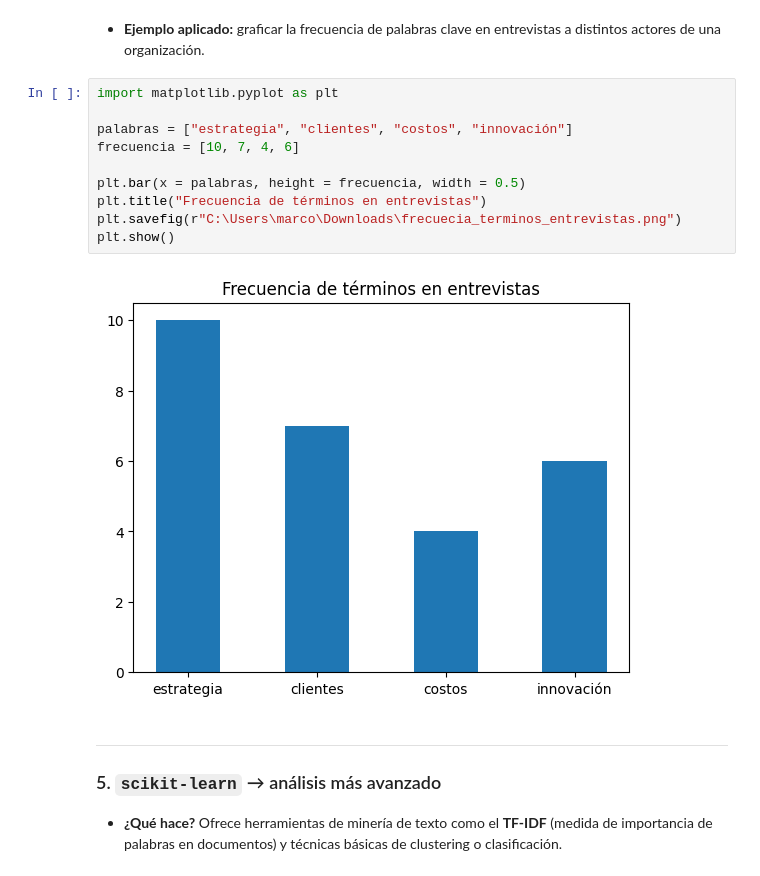
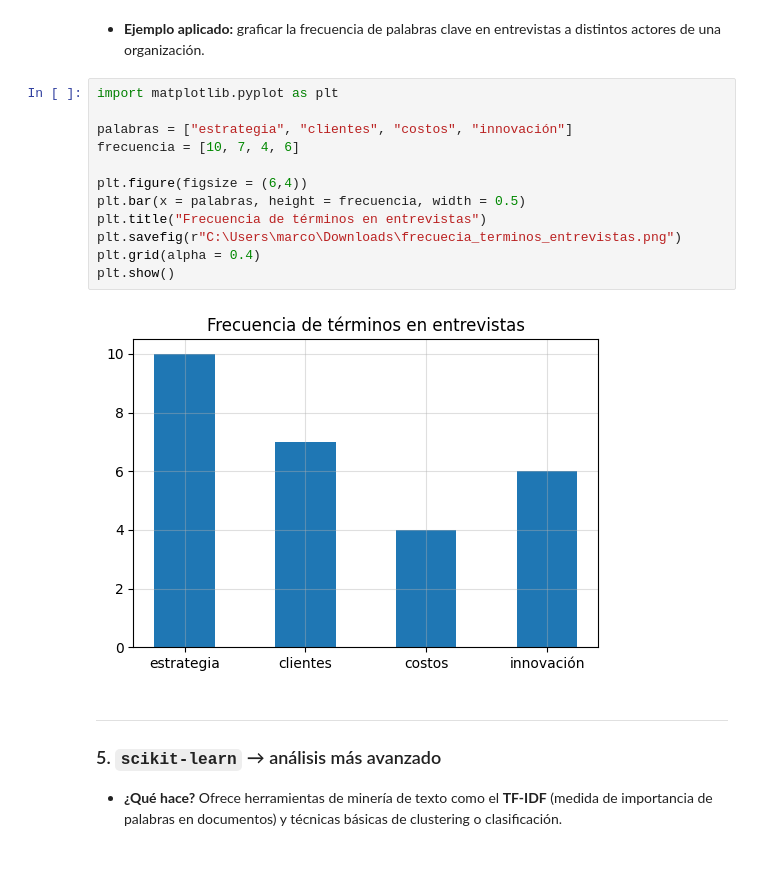
Before and after one commit to marco-canas/linea_invest_didact_math_data, a Jupyter notebook: 1_estrategia_comunicacion/4_jornadas_inv_2025/1_aplicaciones_python_inv_cualitativa/1_analisis_del_discurso/1_analisis_de_discurso.ipynb, the cells around one changed output. Cells and saved outputs as stored; diff of their text form.

```diff
--- a/1_estrategia_comunicacion/4_jornadas_inv_2025/1_aplicaciones_python_inv_cualitativa/1_analisis_del_discurso/1_analisis_de_discurso.ipynb
+++ b/1_estrategia_comunicacion/4_jornadas_inv_2025/1_aplicaciones_python_inv_cualitativa/1_analisis_del_discurso/1_analisis_de_discurso.ipynb
@@ -401,15 +367,17 @@ plt.show()
 # %%
 import matplotlib.pyplot as plt
 
 palabras = ["estrategia", "clientes", "costos", "innovación"]
 frecuencia = [10, 7, 4, 6]
 
+plt.figure(figsize = (6,4))
 plt.bar(x = palabras, height = frecuencia, width = 0.5)
 plt.title("Frecuencia de términos en entrevistas")
 plt.savefig(r"C:\Users\marco\Downloads\frecuecia_terminos_entrevistas.png")
+plt.grid(alpha = 0.4)
 plt.show()
 # %% [output]
-[figure, old version]
+[figure, new version]
 # %% [markdown]
 
 ---
```
Also changed, not shown: parts of 56 cells of this notebook, 1 other file.
